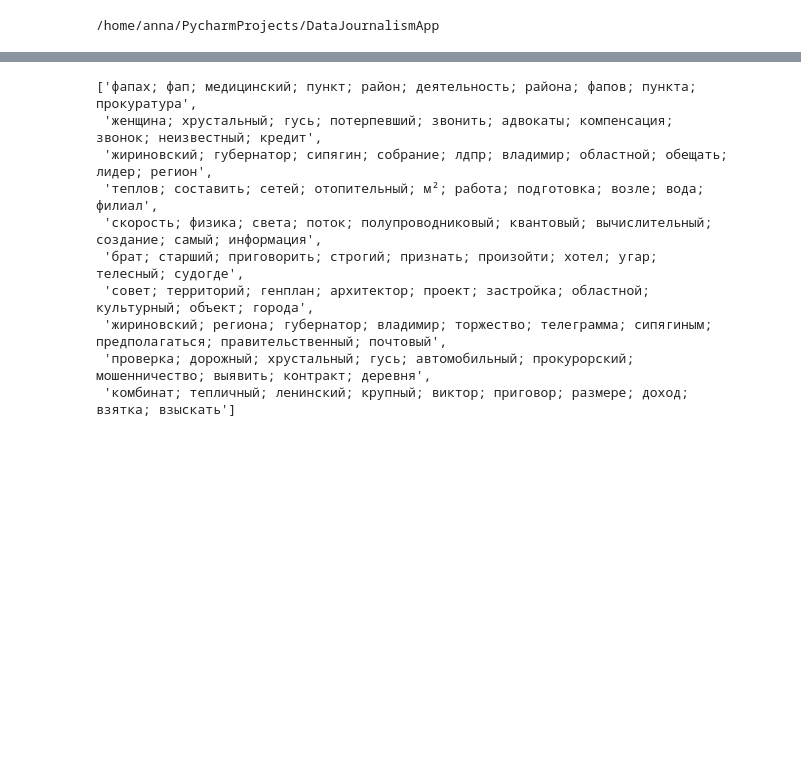
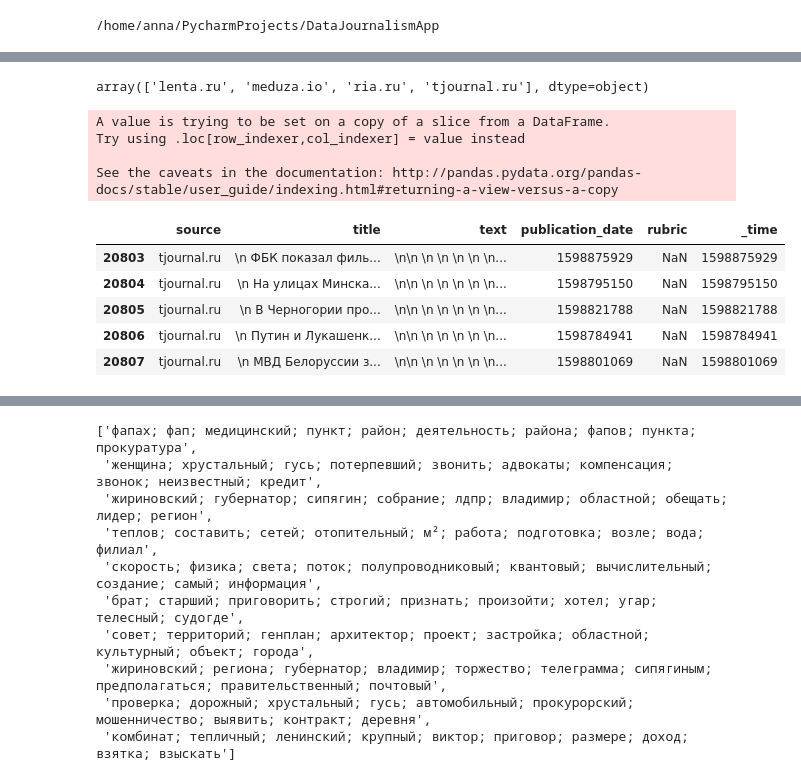
Before and after one commit to annachikina/DataJournalismApp, a Jupyter notebook: notebooks/Data Preprocessing.ipynb, the cells around one changed output, grey strips where cells are left out. Cells and saved outputs as stored; diff of their text form; code cells hidden in the pictures; blank space fills up the shorter version.

```diff
--- a/notebooks/Data Preprocessing.ipynb
+++ b/notebooks/Data Preprocessing.ipynb
@@ -21,0 +46,33 @@ data.head()
+# %%
+# news2020
+
+data["source"].unique()
+
+lenta_data = data[data["source"] == 'lenta.ru']
+lenta_data["date"] = pd.to_datetime(lenta_data["publication_date"]).values
+
+ria_data = data[data["source"] == 'ria.ru']
+ria_data["date"] = pd.to_datetime(ria_data["publication_date"].apply(lambda x: " ".join(x.split(" ")[:2]))).values
+
+name_to_num = {"янв": "01", "фев": "02", "мар": "03", "апр": "04", "мая": "05", "июн": "06",
+               "июл": "07", "авг": "08", "сен": "09", "окт": "10", "ноя": "11", "дек": "12"}
+meduza_data = data[data["source"] == 'meduza.io']
+meduza_data["date"] = meduza_data["publication_date"].apply(lambda x: x.split(", ")[1].split(" "))
+meduza_data["date"] = meduza_data["date"].apply(lambda x: ".".join([x[0], name_to_num[x[1][:3]], x[2]]))
+# %% [output]
+array(['lenta.ru', 'meduza.io', 'ria.ru', 'tjournal.ru'], dtype=object)
+# %%
+tjournal_data = data[data["source"] == 'tjournal.ru']
+tjournal_data["_time"] = tjournal_data["publication_date"].astype("int64")
+tjournal_data.head()
+# %% [output]
+A value is trying to be set on a copy of a slice from a DataFrame.
+Try using .loc[row_indexer,col_indexer] = value instead
+
+See the caveats in the documentation: http://pandas.pydata.org/pandas-docs/stable/user_guide/indexing.html#returning-a-view-versus-a-copy
+|  | source | title | text | publication_date | rubric | _time |
+| 20803 | tjournal.ru | \n ФБК показал филь... | \n\n \n \n \n \n \n... | 1598875929 | NaN | 1598875929 |
+| 20804 | tjournal.ru | \n На улицах Минска... | \n\n \n \n \n \n \n... | 1598795150 | NaN | 1598795150 |
+| 20805 | tjournal.ru | \n В Черногории про... | \n\n \n \n \n \n \n... | 1598821788 | NaN | 1598821788 |
+| 20806 | tjournal.ru | \n Путин и Лукашенк... | \n\n \n \n \n \n \n... | 1598784941 | NaN | 1598784941 |
+| 20807 | tjournal.ru | \n МВД Белоруссии з... | \n\n \n \n \n \n \n... | 1598801069 | NaN | 1598801069 |
```
Also changed, not shown: parts of 17 cells of this notebook, 4 other files.
